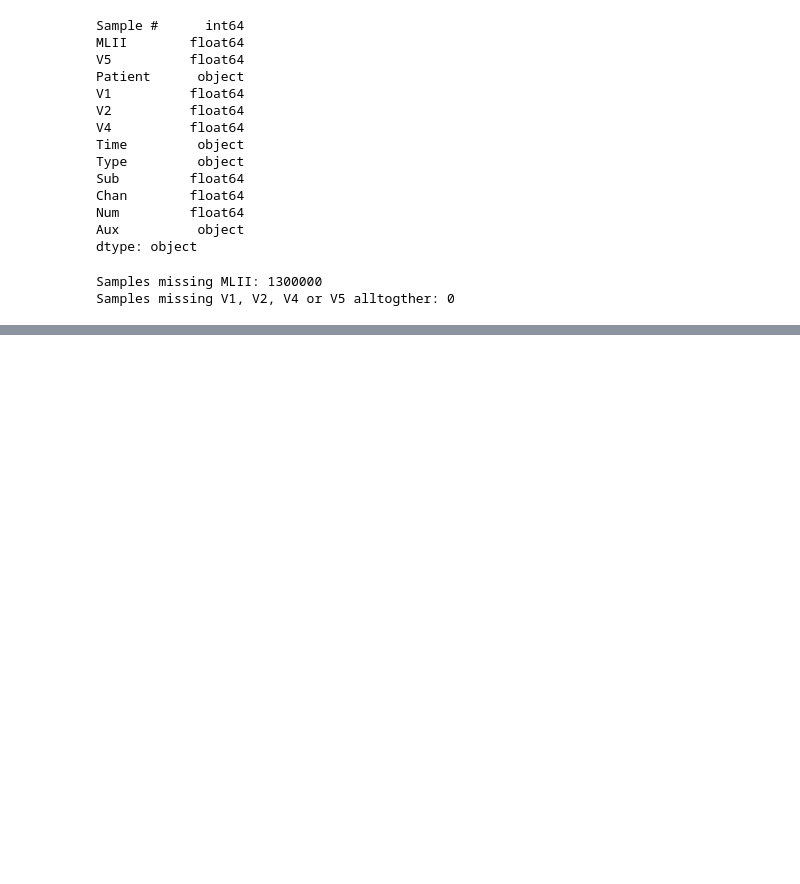
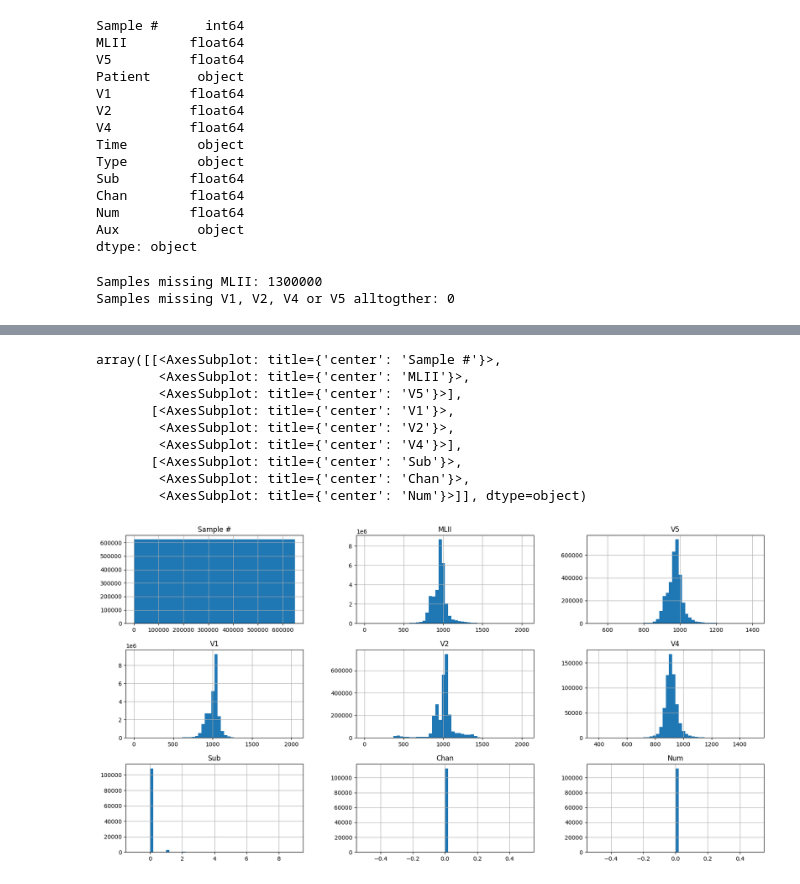
Before and after one commit to andrelopes2001/Intelligent_Systems, a Jupyter notebook: Project/Untitled-1.ipynb, the cells around one changed output, grey strips where cells are left out. Cells and saved outputs as stored; diff of their text form; code cells hidden in the pictures; blank space fills up the shorter version.

```diff
--- a/Project/Untitled-1.ipynb
+++ b/Project/Untitled-1.ipynb
@@ -145,6 +145,20 @@ df.describe()
 | 50% | 3.249995e+05 | 9.640000e+02 | 9.730000e+02 | 1.023000e+03 | 1.021000e+03 | 912.000000 | 0.000000 | 0.0 | 0.0 |
 | 75% | 4.874992e+05 | 9.970000e+02 | 9.930000e+02 | 1.049000e+03 | 1.050000e+03 | 936.000000 | 0.000000 | 0.0 | 0.0 |
 | max | 6.499990e+05 | 2.047000e+03 | 1.419000e+03 | 2.047000e+03 | 2.047000e+03 | 1516.000000 | 9.000000 | 0.0 | 0.0 |
+# %%
+# Plot features histograms with the NaN values removed
+df.hist(figsize=(20, 10), bins=50)
+# %% [output]
+array([[<AxesSubplot: title={'center': 'Sample #'}>,
+        <AxesSubplot: title={'center': 'MLII'}>,
+        <AxesSubplot: title={'center': 'V5'}>],
+       [<AxesSubplot: title={'center': 'V1'}>,
+        <AxesSubplot: title={'center': 'V2'}>,
+        <AxesSubplot: title={'center': 'V4'}>],
+       [<AxesSubplot: title={'center': 'Sub'}>,
+        <AxesSubplot: title={'center': 'Chan'}>,
+        <AxesSubplot: title={'center': 'Num'}>]], dtype=object)
+[figure, added]
 # %%
 # Remove samples that are missing MLII to a temporary dataframe and make boxplot
 df_temp = df[~df['MLII'].isnull()]
```
Also changed, not shown: parts of 3 cells of this notebook.
